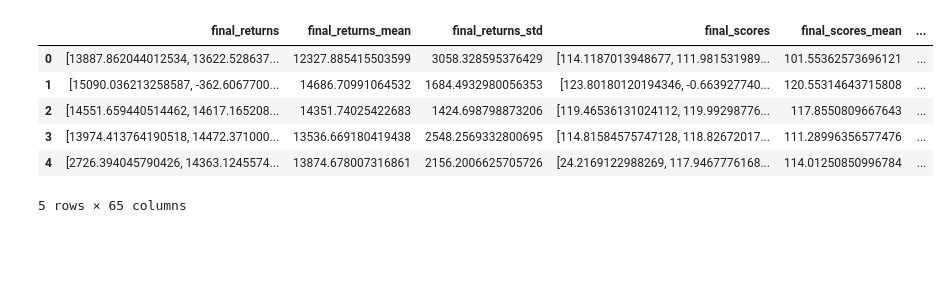
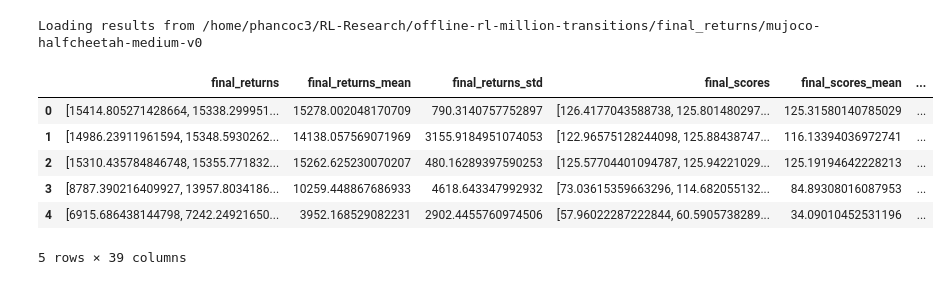
Before and after one commit to PJHancock/unifloral, a Jupyter notebook: evaluation_plots.ipynb, the cells around one changed output. Saved outputs shown, nothing was run; the diff lists cells and outputs as text; code cells hidden in the pictures; blank space fills up the shorter version.

```diff
--- a/evaluation_plots.ipynb
+++ b/evaluation_plots.ipynb
@@ -1,45 +1,77 @@
 # %%
 import os
+import sys
+from pathlib import Path
 os.environ["JAX_PLATFORMS"] = "cpu"
 
 # Requires seaborn in addition to requirements.txt packages
 import math
 from matplotlib import pyplot as plt
 import numpy as np
 import pandas as pd
 import seaborn as sns
 
+
+# Locate the outer repository regardless of where Jupyter was launched.
+working_dir = Path.cwd().resolve()
+repo_candidates = (
+    working_dir,
+    working_dir.parent,
+    working_dir / "offline-rl-million-transitions",
+    working_dir.parent / "offline-rl-million-transitions",
+)
+repo_root = next(
+    (
+        candidate
+        for candidate in repo_candidates
+        if (candidate / "final_returns").is_dir()
+        and (candidate / "unifloral" / "evaluation.py").is_file()
+    ),
+    None,
+)
+if repo_root is None:
+    raise FileNotFoundError(
+        "Could not locate final_returns/. Launch Jupyter from this project,"
+        " its unifloral/ directory, or its parent directory."
+    )
+sys.path.insert(0, str(repo_root / "unifloral"))
 import evaluation
 
 # --- Plot style configuration ---
 plt.style.use("default")
 plt.rcParams["font.family"] = "serif"
 plt.rcParams["font.serif"] = ["Times New Roman"] + plt.rcParams["font.serif"]
 plt.rcParams["pdf.fonttype"] = 42
 plt.rcParams["ps.fonttype"] = 42
 plt.rcParams["font.size"] = 14
 plt.rcParams["axes.labelsize"] = 14
 plt.rcParams["axes.titlesize"] = 12
 plt.rcParams["xtick.labelsize"] = 12
 plt.rcParams["ytick.labelsize"] = 12
 plt.rcParams["legend.fontsize"] = 12
 plt.rcParams["axes.grid"] = True
 plt.rcParams["grid.alpha"] = 0.5
 plt.rcParams["figure.figsize"] = [12, 10]
 plt.rcParams["figure.dpi"] = 300
 plt.rcParams["savefig.dpi"] = 300
 
-# --- Load data from final_returns folder ---
-df = evaluation.load_results_dataframe(results_dir="final_returns2")
+# --- Load data from the outer repository's final_returns folder ---
+group_name = "debug"  # Set this to the wandb_group used by the sweep.
+results_dir = repo_root / "final_returns" / group_name
+print(f"Loading results from {results_dir}")
+df = evaluation.load_results_dataframe(results_dir=str(results_dir))
+if df.empty:
+    raise FileNotFoundError(f"No readable .npz result files found in {results_dir}")
 df.head()
 # %% [output]
+Loading results from /home/phancoc3/RL-Research/offline-rl-million-transitions/final_returns/mujoco-halfcheetah-medium-v0
 |  | final_returns | final_returns_mean | final_returns_std | final_scores | final_scores_mean | ... |
-| 0 | [13887.862044012534, 13622.528637... | 12327.885415503599 | 3058.328595376429 | [114.1187013948677, 111.981531989... | 101.55362573696121 | ... |
-| 1 | [15090.036213258587, -362.6067700... | 14686.70991064532 | 1684.4932980056353 | [123.80180120194346, -0.663927740... | 120.55314643715808 | ... |
-| 2 | [14551.659440514462, 14617.165208... | 14351.74025422683 | 1424.698798873206 | [119.46536131024112, 119.99298776... | 117.8550809667643 | ... |
-| 3 | [13974.413764190518, 14472.371000... | 13536.669180419438 | 2548.2569332800695 | [114.81584575747128, 118.82672017... | 111.28996356577476 | ... |
-| 4 | [2726.394045790426, 14363.1245574... | 13874.678007316861 | 2156.2006625705726 | [24.2169122988269, 117.9467776168... | 114.01250850996784 | ... |
+| 0 | [15414.805271428664, 15338.299951... | 15278.002048170709 | 790.3140757752897 | [126.4177043588738, 125.801480297... | 125.31580140785029 | ... |
+| 1 | [14986.23911961594, 15348.5930262... | 14138.057569071969 | 3155.9184951074053 | [122.96575128244098, 125.88438747... | 116.13394036972741 | ... |
+| 2 | [15310.435784846748, 15355.771832... | 15262.625230070207 | 480.16289397590253 | [125.57704401094787, 125.94221029... | 125.19194642228213 | ... |
+| 3 | [8787.390216409927, 13957.8034186... | 10259.448867686933 | 4618.643347992932 | [73.03615359663296, 114.682055132... | 84.89308016087953 | ... |
+| 4 | [6915.686438144798, 7242.24921650... | 3952.168529082231 | 2902.4455760974506 | [57.96022287222844, 60.5905738289... | 34.09010452531196 | ... |
-5 rows × 65 columns
+5 rows × 39 columns
 # %%
 # --- Define bandit evaluation and plotting ---
 def plot_trial(final_scores, num_subsample=8, **kwargs):
```
Also changed, not shown: parts of 1 cell of this notebook, 12 other files.
